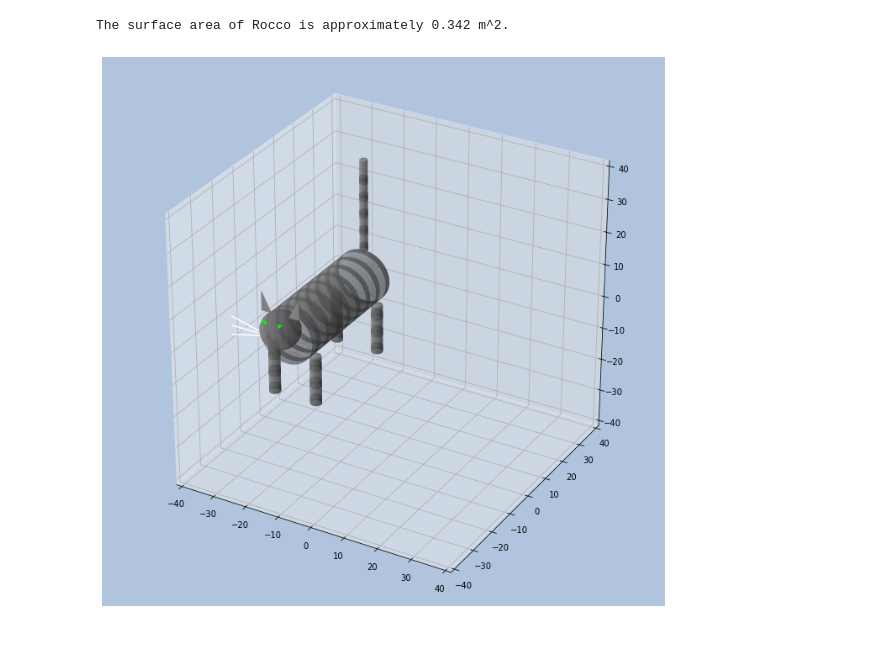
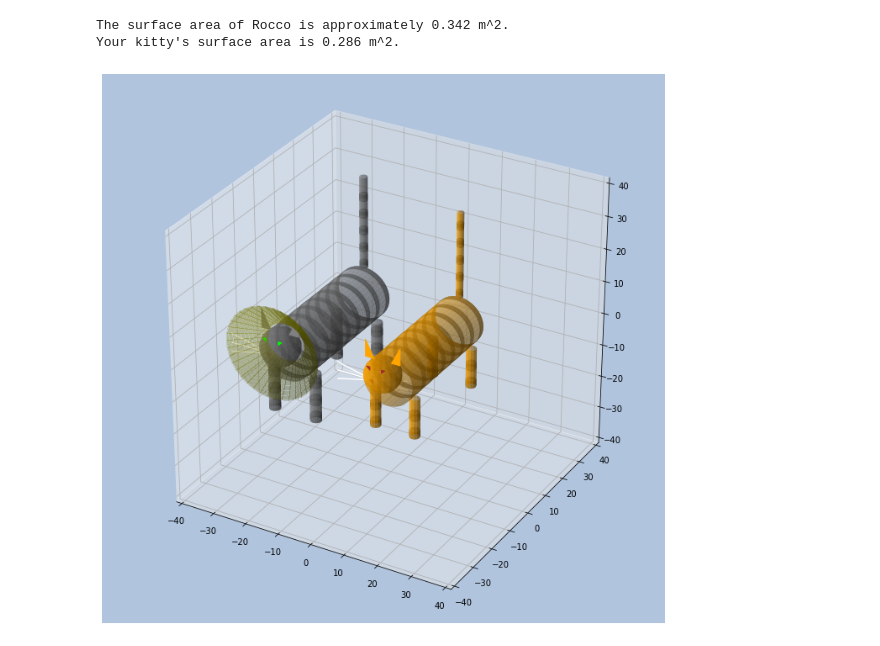
Before and after one commit to jonathanslau/jon_jupyter_projects, a Jupyter notebook: Math_and_Cats.ipynb, the cells around one changed output. Saved outputs shown, nothing was run; the diff lists cells and outputs as text; code cells hidden in the pictures.

Commit message:
cone of shame feature
cone of shame toggle widget
cone generating function
tuned cone parameters

```diff
--- a/Math_and_Cats.ipynb
+++ b/Math_and_Cats.ipynb
@@ -64,8 +69,8 @@ params:
 ---
 # %%
 is_tabby = True
-coat_colour = "grey"
-eye_colour = "lime"
+coat_colour = "orange"
+eye_colour = "brown"
 head_circumference = 32
 torso_length = 38
 torso_circumference = 46
@@ -73,14 +78,17 @@ limb_length = 12
 limb_circumference = 9
 tail_length = 26
 tail_circumference = 6
+is_cone = False
 # %%
 # load libraries
 import numpy as np
 import matplotlib.pyplot as plt
 from mpl_toolkits.mplot3d import Axes3D
 from mpl_toolkits.mplot3d.art3d import Poly3DCollection
-# import ipywidgets as widgets
-# from IPython.display import clear_output
+from scipy.linalg import norm
+
+# interactive 3d graph for checking
+# %matplotlib notebook
 
 # set up plot object
 fig = plt.figure(figsize=(12,12))
@@ -135,12 +143,45 @@ def generate_sphere(center_x, center_y, offset_z, radius, alpha, colour):
     ax.plot_surface(x_grid, y_grid, z_grid, alpha=alpha, color=colour)
     return
 
+# function for generating truncated cone
+# def generate_cone(center_x, center_y, offset_z, length, base_radius, top_radius):
+# generate coordinates for coordinates of cone
+def generate_cone(p0, p1, r0, r1):
+    # vector in direction of axis
+    v = p1 - p0
+    # find magnitude of vector
+    mag = norm(v)
+    # unit vector in direction of axis
+    v = v / mag
+    # make some vector not in the same direction as v
+    not_v = np.array([1, 1, 0])
+    if (v == not_v).all():
+        not_v = np.array([0, 1, 0])
+    # make vector perpendicular to v
+    n1 = np.cross(v, not_v)
+    # normalize n1
+    n1 /= norm(n1)
+    # make unit vector perpendicular to v and n1
+    n2 = np.cross(v, n1)
+    # surface ranges over t from 0 to length of axis and 0 to 2*pi
+    n = 40
+    t = np.linspace(0, mag, n)
+    theta = np.linspace(0, 2 * np.pi, n)
+    # use meshgrid to make 2d arrays
+    t, theta = np.meshgrid(t, theta)
+    r = np.linspace(r0, r1, n)
+    # generate coordinates for surface
+    x, y, z = [p0[i] + v[i] * t + r *
+               np.sin(theta) * n1[i] + r * np.cos(theta) * n2[i] for i in [0, 1, 2]]
+    ax.plot_surface(x, y, z, antialiased=False, alpha=0.2, color='y')
+    return
+
 # set up a cat object
 # set kitty count as global variable
 kitty_count = 0
 # l = length, c = circumference, r = radius
 class cat:
-    def __init__(self, is_tabby, coat_colour, eye_colour, head_c, torso_l, torso_c, limb_l, limb_c, tail_l, tail_c):
+    def __init__(self, is_tabby, coat_colour, eye_colour, head_c, torso_l, torso_c, limb_l, limb_c, tail_l, tail_c, is_cone):
         self.is_tabby = is_tabby
         self.coat_colour = coat_colour
         self.eye_colour = eye_colour
@@ -157,6 +198,7 @@ class cat:
         self.torso_r = self.torso_c/pi2
         self.limb_r = self.limb_c/pi2
         self.tail_r = self.tail_c/pi2
+        self.is_cone = is_cone
 
     def estimate_sa(self):
         # calculate 2π once
@@ -211,6 +253,20 @@ class cat:
         center_y = -self.torso_l/2 - self.head_r/2
         generate_sphere(center_x, center_y, offset_z, self.head_r, 0.6, self.coat_colour)
 
+        # optional cone of shame
+        # p0, p1, r0, r1
+        if self.is_cone == True:
+            # where head meets torso
+            p0 = np.array([center_x, -self.torso_l/2, offset_z])
+            # cone extends to
+            p1 = np.array([center_x, -self.torso_l/2 - 7, offset_z])
+            # top radius of cone
+            r0 = self.head_r
+            # make base radius relative to top radius
+            r1 = r0 * 2.5
+            # generate
+            generate_cone(p0, p1, r0, r1)
+
         # piece de resistance, but code still needs cleanup
         # ears
         ear_y = -self.torso_l/2 - self.head_r/2 # position ears on the same y plane
@@ -240,33 +296,34 @@ class cat:
         ax.add_collection(Poly3DCollection(eyes, alpha=1.0, color=self.eye_colour))
 
         # whiskers
         # reuse coordinates from features above
         ax.plot([center_x,center_x + self.head_r*2],[nose_y,nose_y],[nose_z,nose_z], alpha=1.0, color='w')
         ax.plot([center_x,center_x - self.head_r*2],[nose_y,nose_y],[nose_z,nose_z], alpha=1.0, color='w')
         ax.plot([center_x,center_x + self.head_r*2],[nose_y,nose_y],[nose_z,nose_z - self.head_r/2], alpha=1.0, color='w')
         ax.plot([center_x,center_x - self.head_r*2],[nose_y,nose_y],[nose_z,nose_z - self.head_r/2], alpha=1.0, color='w')
         ax.plot([center_x,center_x + self.head_r*2],[nose_y,nose_y],[nose_z,nose_z + self.head_r/2], alpha=1.0, color='w')
         ax.plot([center_x,center_x - self.head_r*2],[nose_y,nose_y],[nose_z,nose_z + self.head_r/2], alpha=1.0, color='w')
 
         # iterate kitty count
         kitty_count = kitty_count + 1
         return
 
 # is_tabby, coat_colour, eye_colour, head circumference, torso length, torso circumference
 # limb length, limb circumference, tail length, tail circumference
 # pass Rocco measurements and render onto graph
-rocco = cat(True, 'grey', 'lime', 35, 40, 50, 15, 10, 28, 7)
+rocco = cat(True, 'grey', 'lime', 35, 40, 50, 15, 10, 28, 7, True)
 rocco.draw_kitty()
 
 # cat 2
-cat2 = cat(is_tabby, coat_colour, eye_colour, head_circumference, torso_length, torso_circumference, limb_length, limb_circumference, tail_length, tail_circumference)
+cat2 = cat(is_tabby, coat_colour, eye_colour, head_circumference, torso_length, torso_circumference, limb_length, limb_circumference, tail_length, tail_circumference, is_cone)
 cat2.draw_kitty()
 
 # given his measurements, how much surface area does he have?
 print(f"The surface area of Rocco is approximately {str(round(rocco.estimate_sa()/10000,3))} m^2.")
 print(f"Your kitty's surface area is {str(round(cat2.estimate_sa()/10000, 3))} m^2.")
 
 plt.show()
 # %% [output]
 The surface area of Rocco is approximately 0.342 m^2.
+Your kitty's surface area is 0.286 m^2.
-[figure, old version]
+[figure, new version]
```
Also changed, not shown: parts of 1 cell of this notebook.
